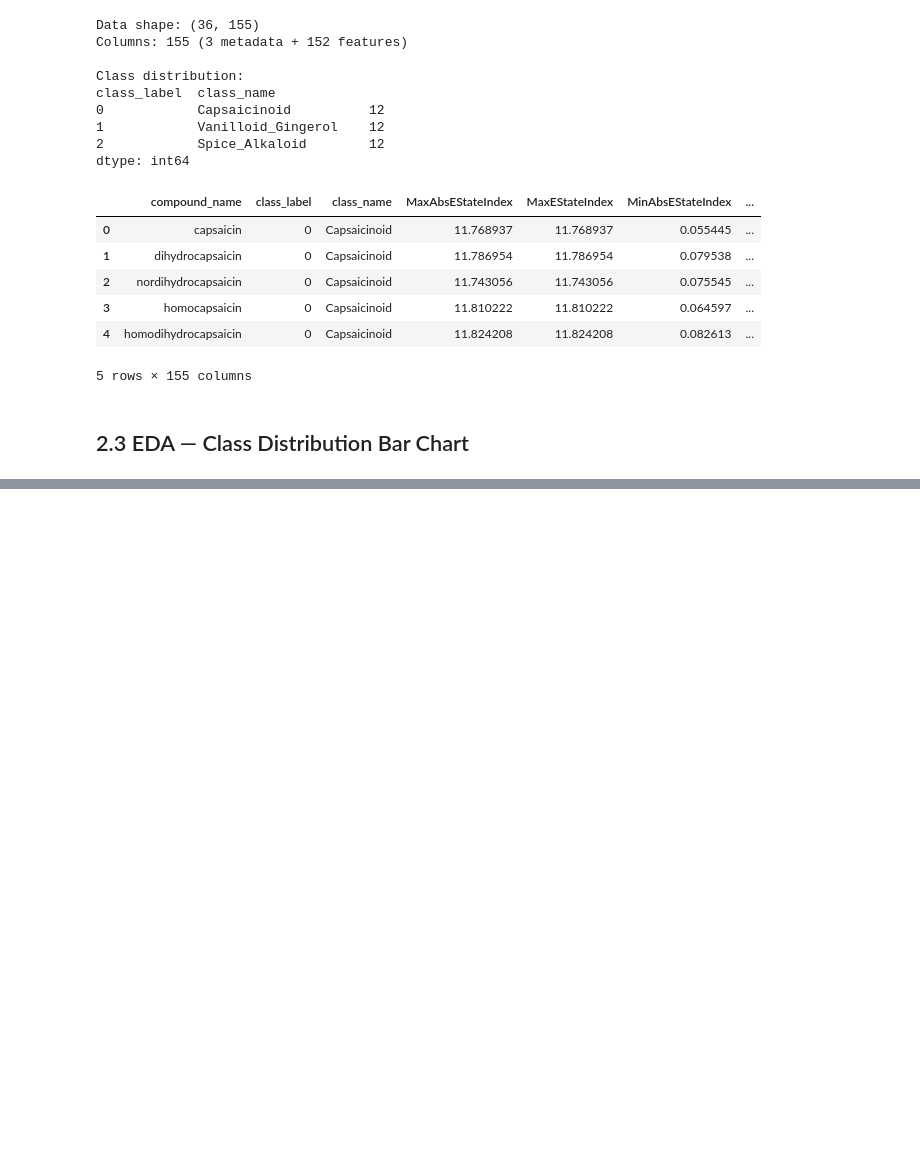
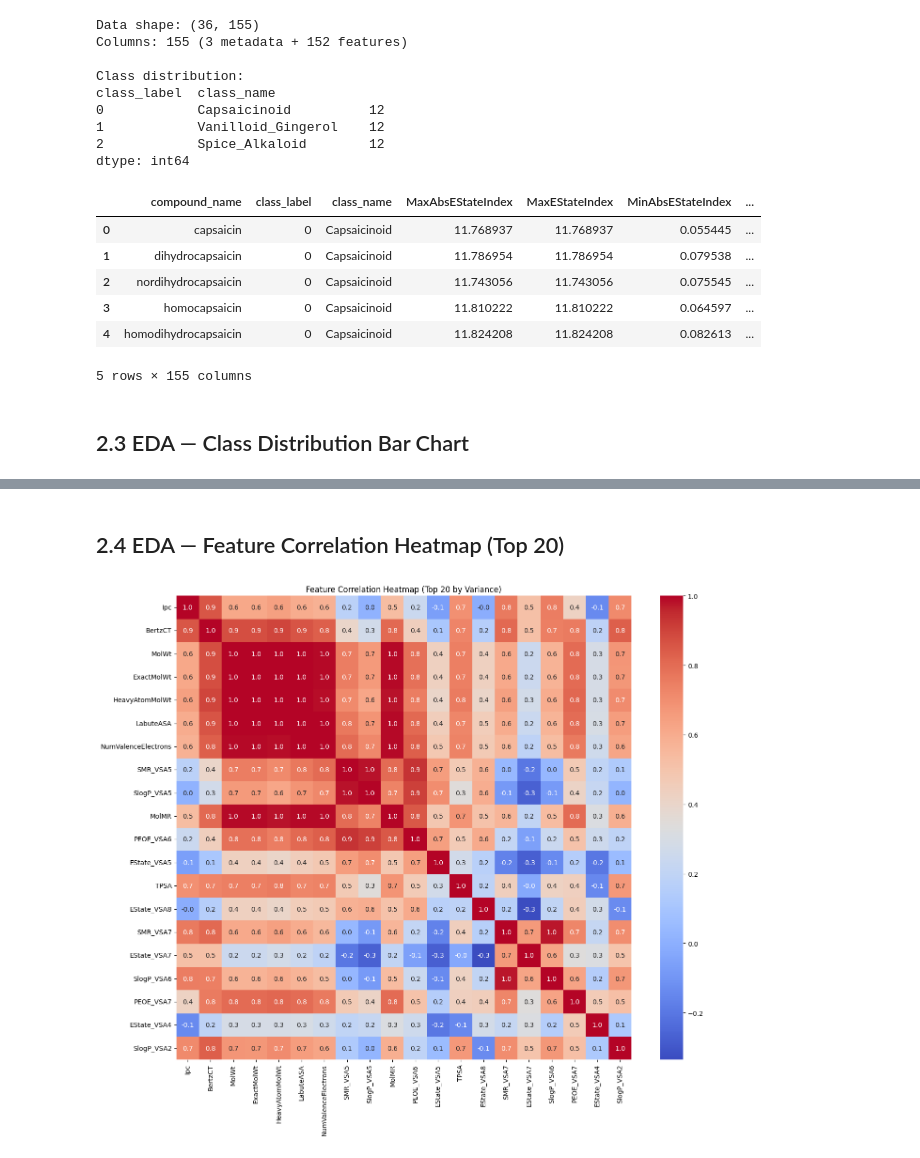
Before and after one commit to dw1229/capsaicinoid-ml, a Jupyter notebook: 02_EDA_and_PCA.ipynb, the cells around one changed output, grey strips where cells are left out. Drawn from its saved outputs; the diff is of its cells as text; code cells hidden in the pictures; blank space fills up the shorter version.

```diff
--- a/02_EDA_and_PCA.ipynb
+++ b/02_EDA_and_PCA.ipynb
@@ -57,0 +75,17 @@ dtype: int64
+# %% [markdown]
+## 2.4 EDA — Feature Correlation Heatmap (Top 20)
+# %%
+feature_cols = molecule_df.columns[3:]
+feature_data = molecule_df[feature_cols]
+
+top_20_features = feature_data.var().nlargest(20).index.tolist()
+corr_matrix = feature_data[top_20_features].corr()
+
+plt.figure(figsize=(14, 12))
+sns.heatmap(corr_matrix, annot=True, fmt=".1f", cmap="coolwarm")
+plt.title("Feature Correlation Heatmap (Top 20 by Variance)")
+plt.tight_layout()
+plt.savefig(os.path.join(FIGURES_DIR, "correlation_heatmap.png"), bbox_inches="tight")
+plt.show()
+# %% [output]
+[figure, added]
```
Also changed, not shown: parts of 13 cells of this notebook.
